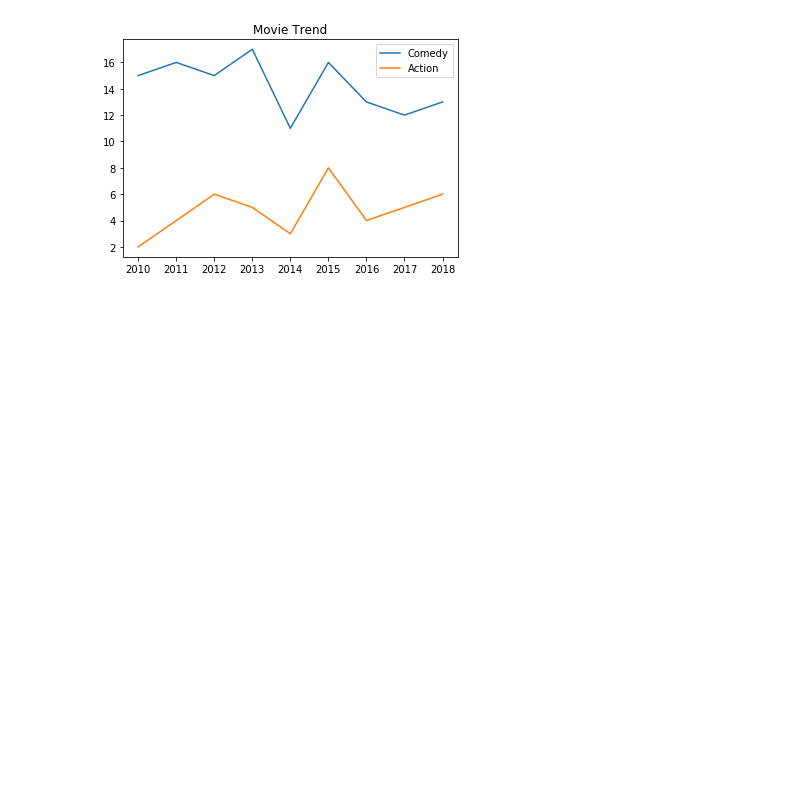
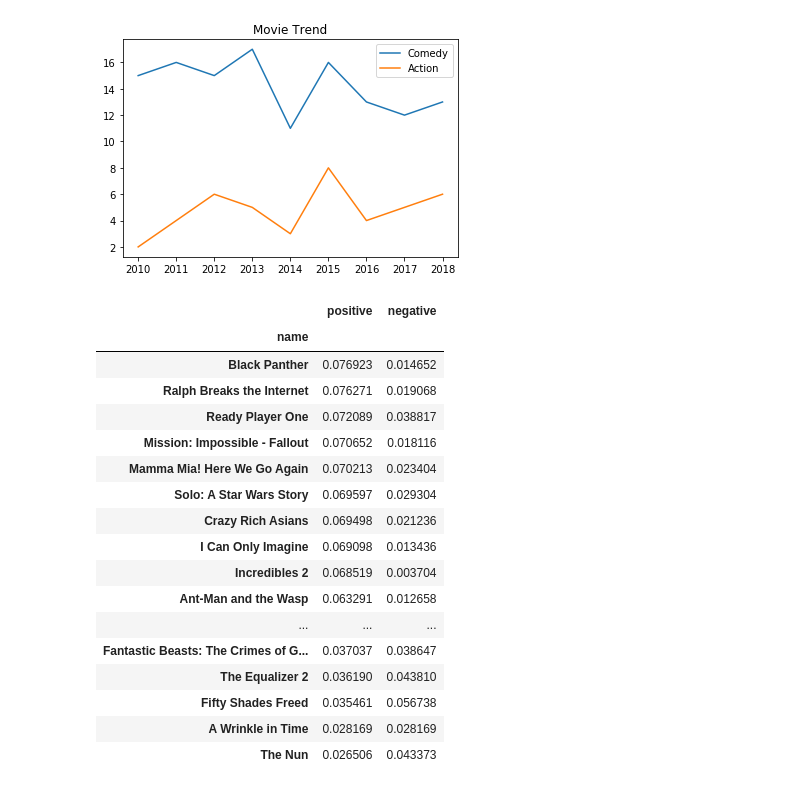
Before and after one commit to yz3432/TFA, a Jupyter notebook: project.ipynb, the cells around one changed output. Saved outputs shown, nothing was run; the diff lists cells and outputs as text; code cells hidden in the pictures; blank space fills up the shorter version.

Commit message:
modify get_review function and upload NRC txt

```diff
--- a/project.ipynb
+++ b/project.ipynb
@@ -390,7 +378,7 @@ def get_name_review(year, num = 30, page_length = 2, length = 20):
     name_review = list(zip(name_list, review_list))
     return name_review
 
-get_name_review(2018)
+name_review = get_name_review(2018)
 # %%
 def get_pos_neg_words():
     def get_words(url):
@@ -415,22 +403,42 @@ def get_pos_neg_words():
 # %%
 def do_pos_neg_sentiment_analysis(reviews):
     positive_words,negative_words = get_pos_neg_words()
     from nltk import word_tokenize
     results = list()
     for review in reviews:
         cpos = cneg = lpos = lneg = 0
         for word in word_tokenize(review[1]):
             if word in positive_words:
                 cpos+=1
             if word in negative_words:
                 cneg+=1
         results.append((review[0],cpos/len(word_tokenize(review[1])),cneg/len(word_tokenize(review[1]))))
 
     import pandas as pd
     df_simple = pd.DataFrame(results, columns = ['name', 'positive', 'negative'])
     df_simple.set_index('name', inplace = True)
     df_simple.sort_values(by = 'positive', ascending = False, inplace = True)
 
     return df_simple
+do_pos_neg_sentiment_analysis(name_review)
+# %% [output]
+|  | positive | negative |
+| name |  |  |
+| Black Panther | 0.076923 | 0.014652 |
+| Ralph Breaks the Internet | 0.076271 | 0.019068 |
+| Ready Player One | 0.072089 | 0.038817 |
+| Mission: Impossible - Fallout | 0.070652 | 0.018116 |
+| Mamma Mia! Here We Go Again | 0.070213 | 0.023404 |
+| Solo: A Star Wars Story | 0.069597 | 0.029304 |
+| Crazy Rich Asians | 0.069498 | 0.021236 |
+| I Can Only Imagine | 0.069098 | 0.013436 |
+| Incredibles 2 | 0.068519 | 0.003704 |
+| Ant-Man and the Wasp | 0.063291 | 0.012658 |
+| ... | ... | ... |
+| Fantastic Beasts: The Crimes of G... | 0.037037 | 0.038647 |
+| The Equalizer 2 | 0.036190 | 0.043810 |
+| Fifty Shades Freed | 0.035461 | 0.056738 |
+| A Wrinkle in Time | 0.028169 | 0.028169 |
+| The Nun | 0.026506 | 0.043373 |
 # %%
 def get_nrc_data():
```
Also changed, not shown: parts of 4 cells of this notebook, 1 other file.
